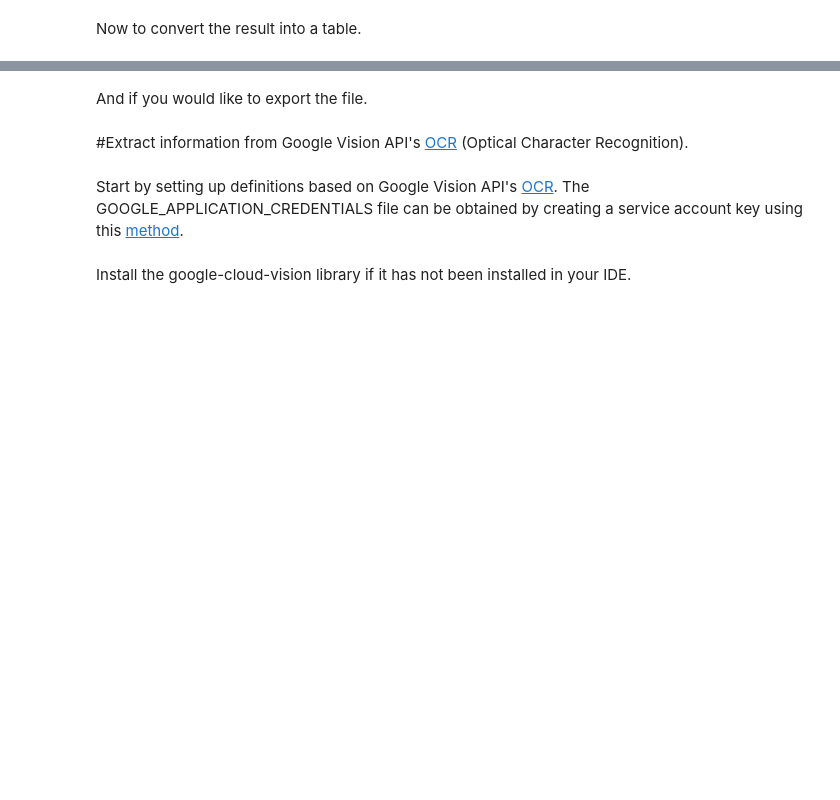
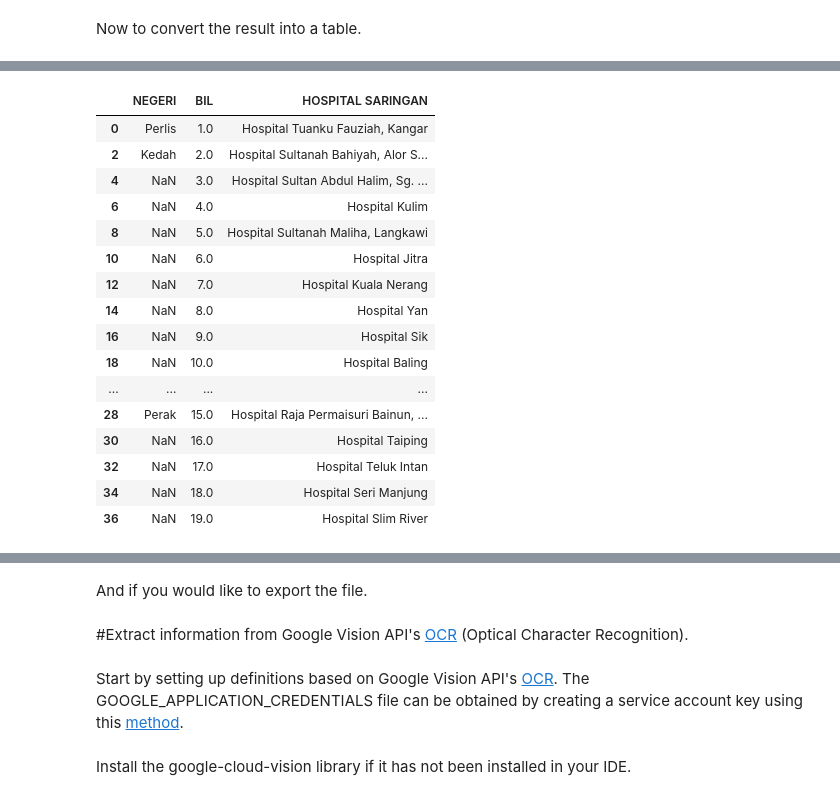
Before and after one commit to atlas-github/abs_digital, a Jupyter notebook: Extracting_text_from_images_PDFs.ipynb, the cells around one changed output, grey strips where cells are left out. Cells and saved outputs as stored; diff of their text form; code cells hidden in the pictures; blank space fills up the shorter version.

```diff
--- a/Extracting_text_from_images_PDFs.ipynb
+++ b/Extracting_text_from_images_PDFs.ipynb
@@ -12,7 +24,7 @@ I'll be demonstrating how to extract information from page 4 of Maybank's Annual
 import tabula
 
 # Read pdf into list of DataFrame
-sample_list = tabula.read_pdf("Annual Report 2019 - Financial Statements (English).pdf", pages='4')
+sample_list = tabula.read_pdf("SOALAN LAZIM COVID-19.pdf", pages='21')
 
 sample_list
 # %% [output]
@@ -101,0 +54,26 @@ result
+# %%
+import numpy as np
+
+df = sample_list[0]
+
+#get rid of rows with all NaNs
+df = df[df['HOSPITAL SARINGAN'].notna()]
+df
+# %% [output]
+|  | NEGERI | BIL | HOSPITAL SARINGAN |
+| 0 | Perlis | 1.0 | Hospital Tuanku Fauziah, Kangar |
+| 2 | Kedah | 2.0 | Hospital Sultanah Bahiyah, Alor S... |
+| 4 | NaN | 3.0 | Hospital Sultan Abdul Halim, Sg. ... |
+| 6 | NaN | 4.0 | Hospital Kulim |
+| 8 | NaN | 5.0 | Hospital Sultanah Maliha, Langkawi |
+| 10 | NaN | 6.0 | Hospital Jitra |
+| 12 | NaN | 7.0 | Hospital Kuala Nerang |
+| 14 | NaN | 8.0 | Hospital Yan |
+| 16 | NaN | 9.0 | Hospital Sik |
+| 18 | NaN | 10.0 | Hospital Baling |
+| ... | ... | ... | ... |
+| 28 | Perak | 15.0 | Hospital Raja Permaisuri Bainun, ... |
+| 30 | NaN | 16.0 | Hospital Taiping |
+| 32 | NaN | 17.0 | Hospital Teluk Intan |
+| 34 | NaN | 18.0 | Hospital Seri Manjung |
+| 36 | NaN | 19.0 | Hospital Slim River |
```
Also changed, not shown: parts of 7 cells of this notebook.
